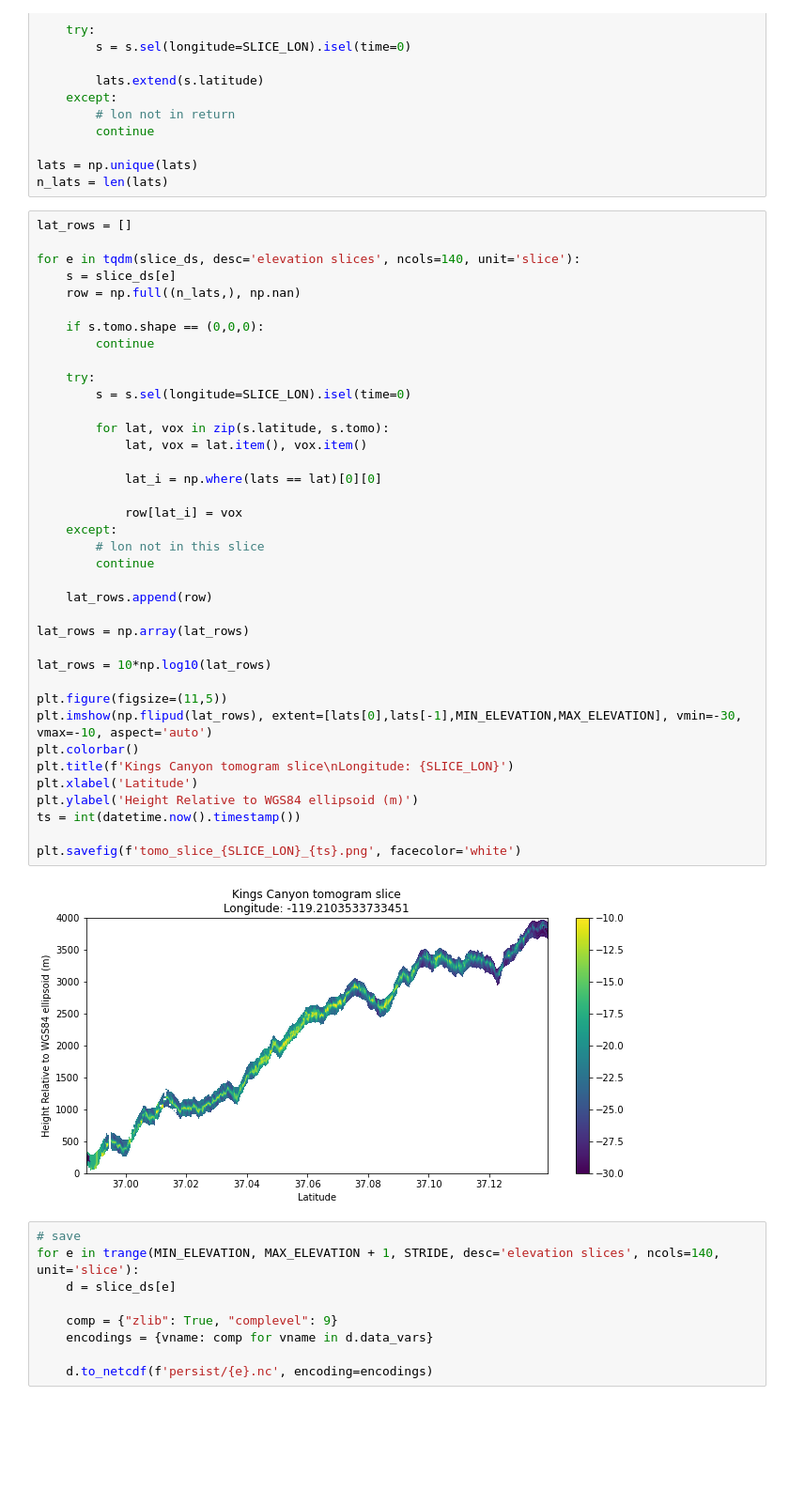
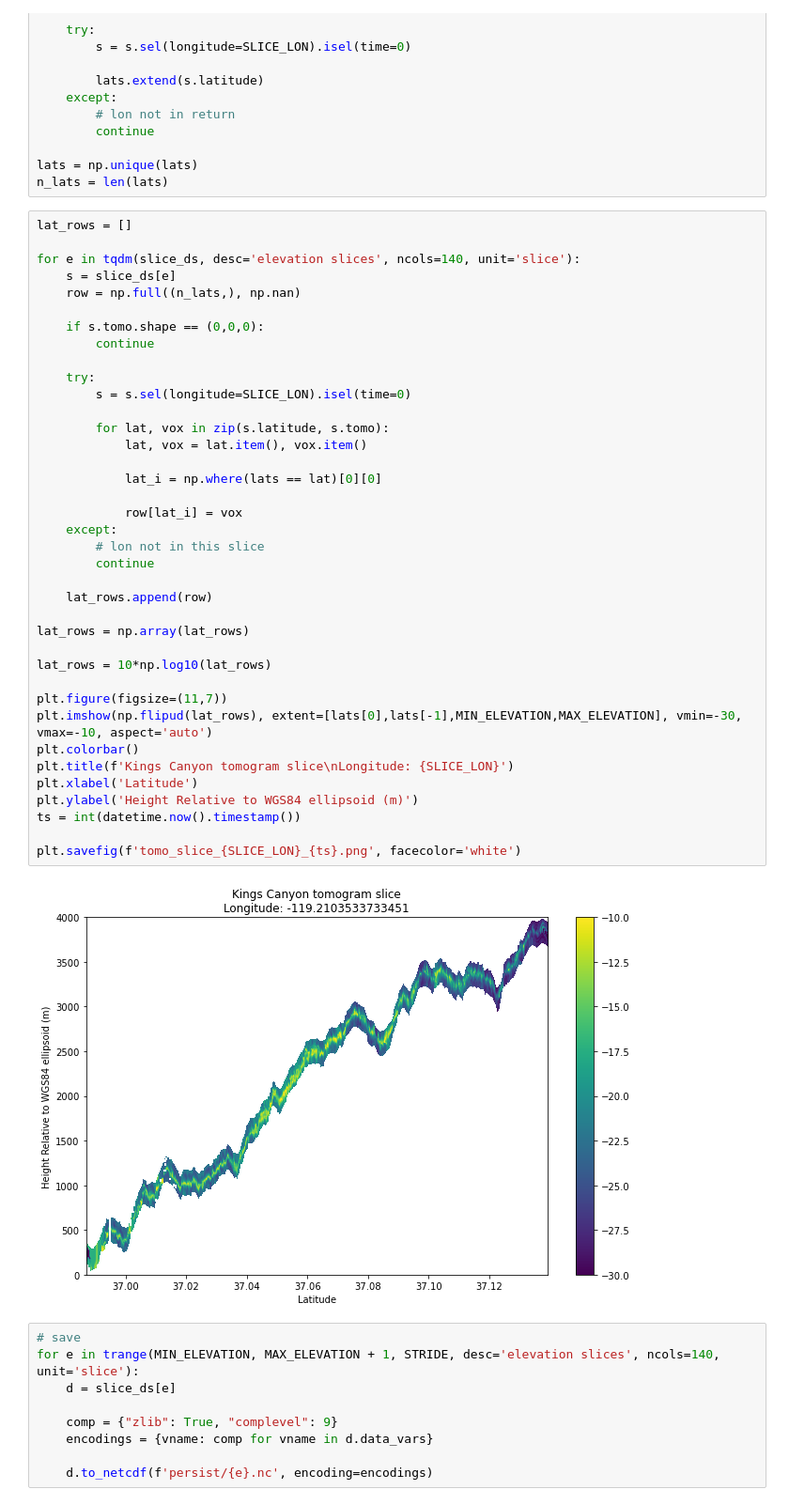
Before and after one commit to EarthDigitalTwin/STV-FIS-Notebooks, a Jupyter notebook: Kings_Canyon_SDAP.ipynb, the cells around one changed output. Shown: that part at 94% size. Cells and saved outputs as stored; diff of their text form; blank space fills up the shorter version.

```diff
--- a/Kings_Canyon_SDAP.ipynb
+++ b/Kings_Canyon_SDAP.ipynb
@@ -211,35 +211,35 @@ for e in tqdm(slice_ds, desc='elevation slices', ncols=140, unit='slice'):
         continue
 
     try:
         s = s.sel(longitude=SLICE_LON).isel(time=0)
 
         for lat, vox in zip(s.latitude, s.tomo):
             lat, vox = lat.item(), vox.item()
 
             lat_i = np.where(lats == lat)[0][0]
 
             row[lat_i] = vox
     except:
         # lon not in this slice
         continue
 
     lat_rows.append(row)
 
 lat_rows = np.array(lat_rows)
 
 lat_rows = 10*np.log10(lat_rows)
 
-plt.figure(figsize=(11,5))
+plt.figure(figsize=(11,7))
 plt.imshow(np.flipud(lat_rows), extent=[lats[0],lats[-1],MIN_ELEVATION,MAX_ELEVATION], vmin=-30, vmax=-10, aspect='auto')
 plt.colorbar()
 plt.title(f'Kings Canyon tomogram slice\nLongitude: {SLICE_LON}')
 plt.xlabel('Latitude')
 plt.ylabel('Height Relative to WGS84 ellipsoid (m)')
 ts = int(datetime.now().timestamp())
 
 plt.savefig(f'tomo_slice_{SLICE_LON}_{ts}.png', facecolor='white')
 # %% [output]
-[figure, old version]
+[figure, new version]
 # %%
 # save
 for e in trange(MIN_ELEVATION, MAX_ELEVATION + 1, STRIDE, desc='elevation slices', ncols=140, unit='slice'):
```
Also changed, not shown: 1 other file.
